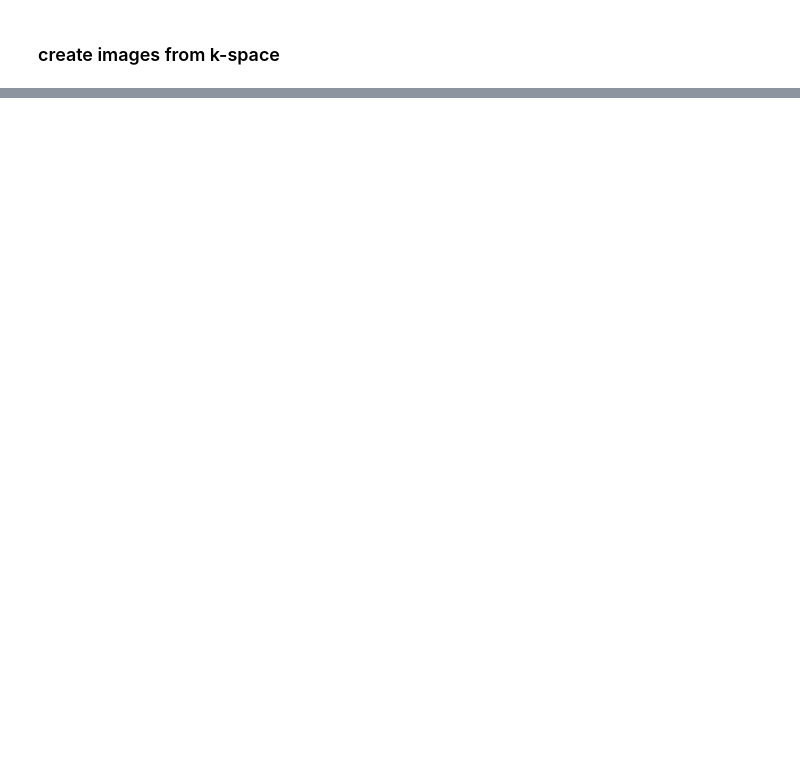
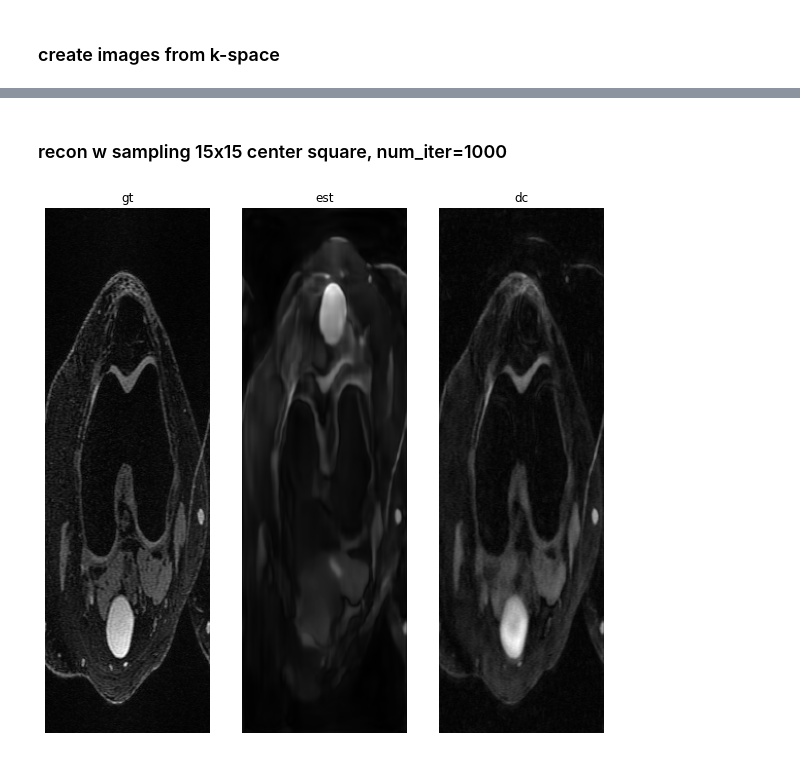
Before and after one commit to davevanveen/unsup_mri, a Jupyter notebook: ipynb/20201020_3d_mri_toy_dataset.ipynb, the cells around one changed output, grey strips where cells are left out. Saved outputs shown, nothing was run; the diff lists cells and outputs as text; code cells hidden in the pictures; blank space fills up the shorter version.

```diff
--- a/ipynb/20201020_3d_mri_toy_dataset.ipynb
+++ b/ipynb/20201020_3d_mri_toy_dataset.ipynb
@@ -172,0 +187,6 @@ plot_single(img_est)
+# %% [markdown]
+### recon w sampling 15x15 center square, num_iter=1000
+# %%
+plot_list([img_gt, img_est, img_dc])
+# %% [output]
+[figure, added]
```
Also changed, not shown: parts of 23 cells of this notebook, 4 other files.
